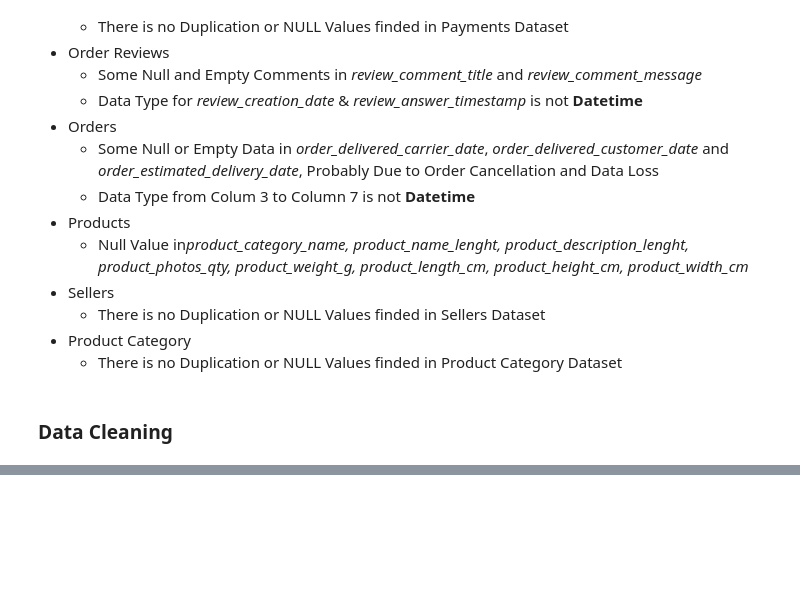
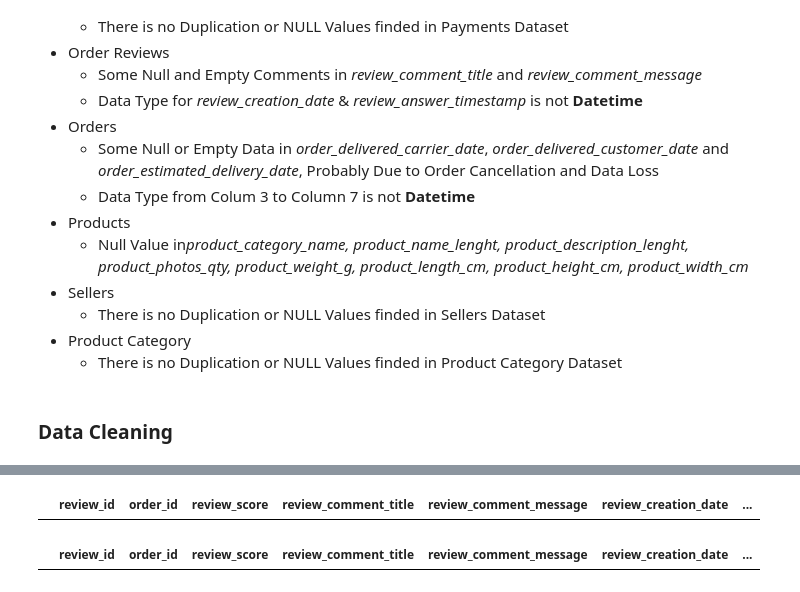
Before and after one commit to Bayhaqieee/Brazil_Ecommerce_Analyze, a Jupyter notebook: notebook.ipynb, the cells around one changed output, grey strips where cells are left out. Cells and saved outputs as stored; diff of their text form; code cells hidden in the pictures; blank space fills up the shorter version.

```diff
--- a/notebook.ipynb
+++ b/notebook.ipynb
@@ -639,0 +731,3 @@ productcategory_df.describe()
+# %%
+order_review_df['review_comment_title'].fillna('[No Message]', inplace=True)
+order_review_df['review_comment_message'].fillna('[No Message]', inplace=True)
@@ -639,0 +747,8 @@ productcategory_df.describe()
+# %%
+order_review_df[order_review_df.review_comment_title.isna()]
+# %% [output]
+|  | review_id | order_id | review_score | review_comment_title | review_comment_message | review_creation_date | ... |
+# %%
+order_review_df[order_review_df.review_comment_message.isna()]
+# %% [output]
+|  | review_id | order_id | review_score | review_comment_title | review_comment_message | review_creation_date | ... |
```
Also changed, not shown: parts of 19 cells of this notebook.
